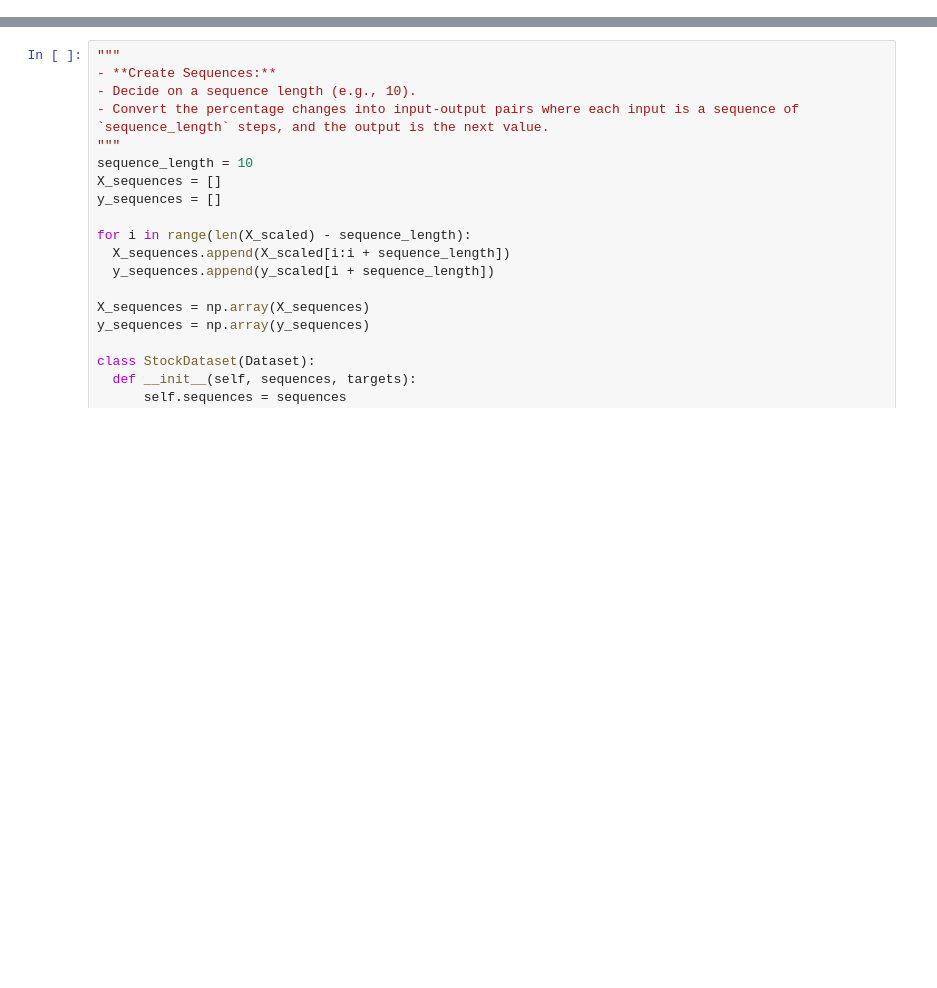
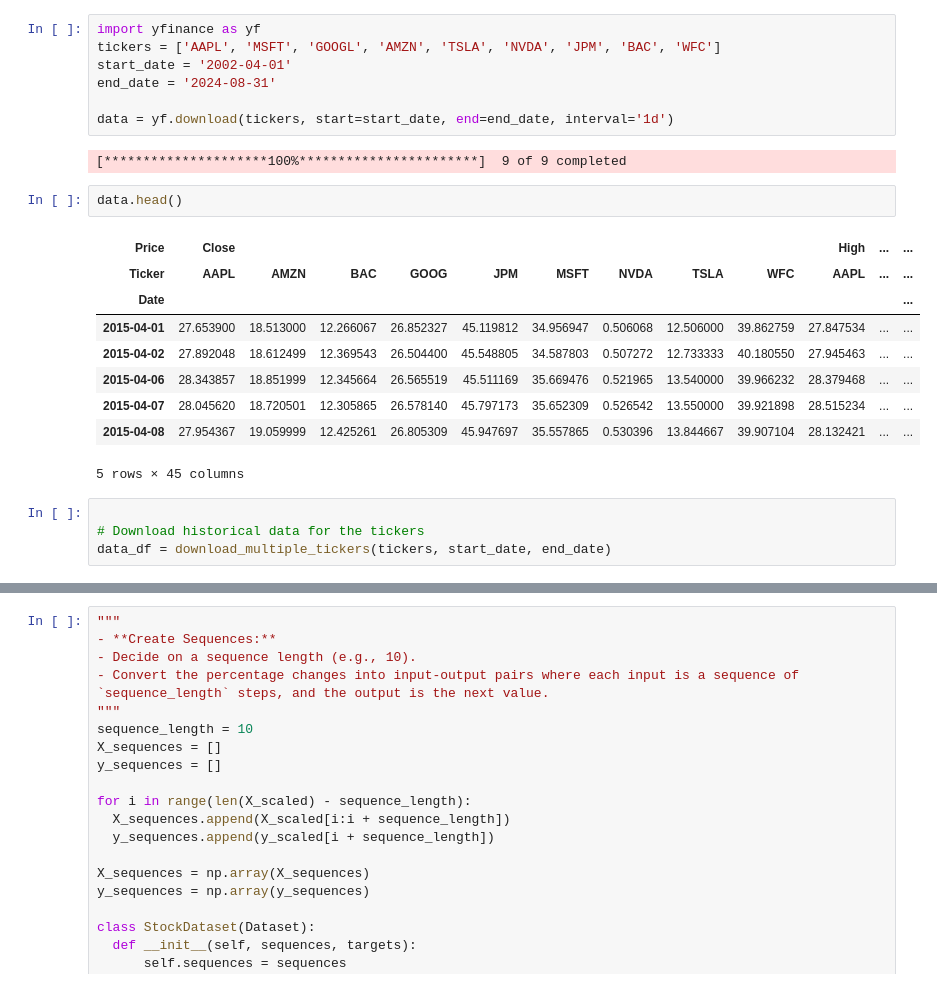
Before and after one commit to voxmenthe/FINPAK, a Jupyter notebook: src/finpak/lstm_predictions/lstm_nb2b.ipynb, the cells around one changed output, grey strips where cells are left out. Cells and saved outputs as stored; diff of their text form; blank space fills up the shorter version.

```diff
--- a/src/finpak/lstm_predictions/lstm_nb2b.ipynb
+++ b/src/finpak/lstm_predictions/lstm_nb2b.ipynb
@@ -26,0 +29,25 @@ Using device: mps
+# %%
+import yfinance as yf
+tickers = ['AAPL', 'MSFT', 'GOOGL', 'AMZN', 'TSLA', 'NVDA', 'JPM', 'BAC', 'WFC']
+start_date = '2002-04-01'
+end_date = '2024-08-31'
+
+data = yf.download(tickers, start=start_date, end=end_date, interval='1d')
+# %% [output]
+[*********************100%***********************]  9 of 9 completed
+# %%
+data.head()
+# %% [output]
+| Price | Close |  |  |  |  |  |  |  |  | High | ... | ... |
+| Ticker | AAPL | AMZN | BAC | GOOG | JPM | MSFT | NVDA | TSLA | WFC | AAPL | ... | ... |
+| Date |  |  |  |  |  |  |  |  |  |  |  | ... |
+| 2015-04-01 | 27.653900 | 18.513000 | 12.266067 | 26.852327 | 45.119812 | 34.956947 | 0.506068 | 12.506000 | 39.862759 | 27.847534 | ... | ... |
+| 2015-04-02 | 27.892048 | 18.612499 | 12.369543 | 26.504400 | 45.548805 | 34.587803 | 0.507272 | 12.733333 | 40.180550 | 27.945463 | ... | ... |
+| 2015-04-06 | 28.343857 | 18.851999 | 12.345664 | 26.565519 | 45.511169 | 35.669476 | 0.521965 | 13.540000 | 39.966232 | 28.379468 | ... | ... |
+| 2015-04-07 | 28.045620 | 18.720501 | 12.305865 | 26.578140 | 45.797173 | 35.652309 | 0.526542 | 13.550000 | 39.921898 | 28.515234 | ... | ... |
+| 2015-04-08 | 27.954367 | 19.059999 | 12.425261 | 26.805309 | 45.947697 | 35.557865 | 0.530396 | 13.844667 | 39.907104 | 28.132421 | ... | ... |
+5 rows × 45 columns
+# %%
+
+# Download historical data for the tickers
+data_df = download_multiple_tickers(tickers, start_date, end_date)
```
Also changed, not shown: parts of 3 cells of this notebook, 5 other files.
